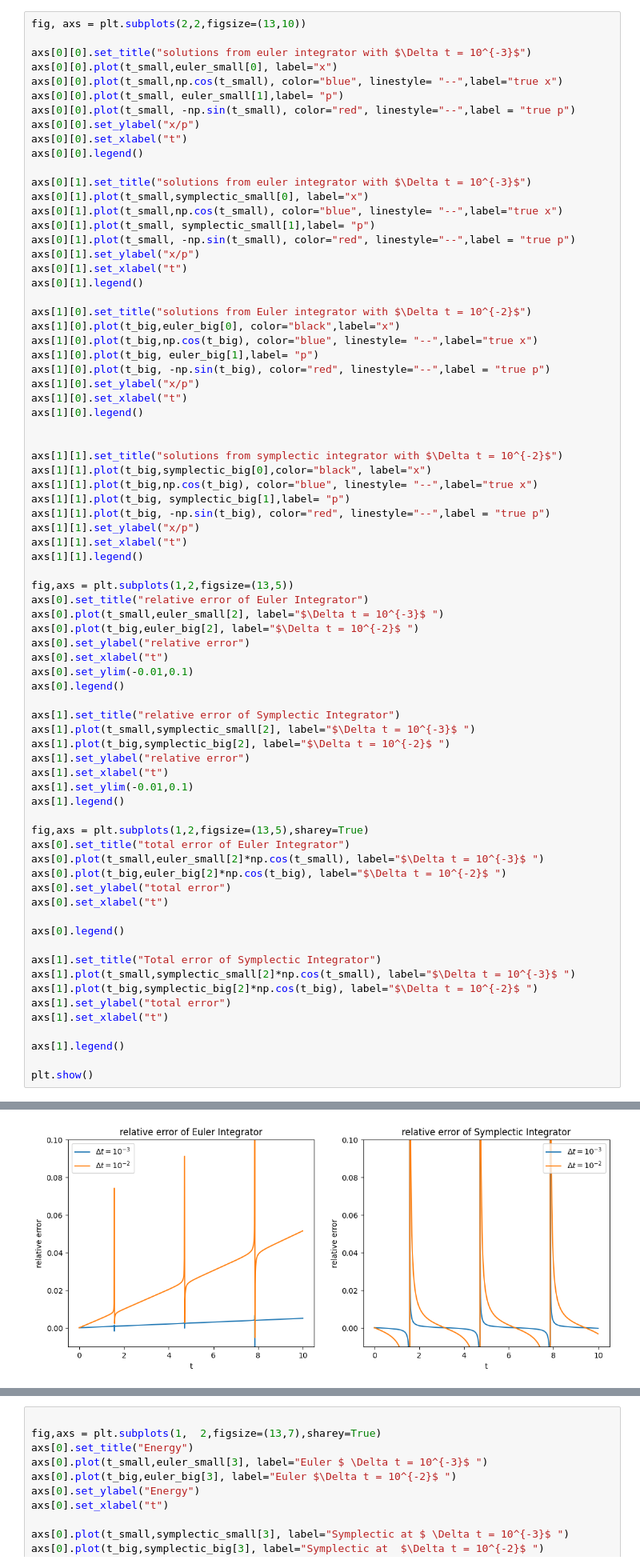
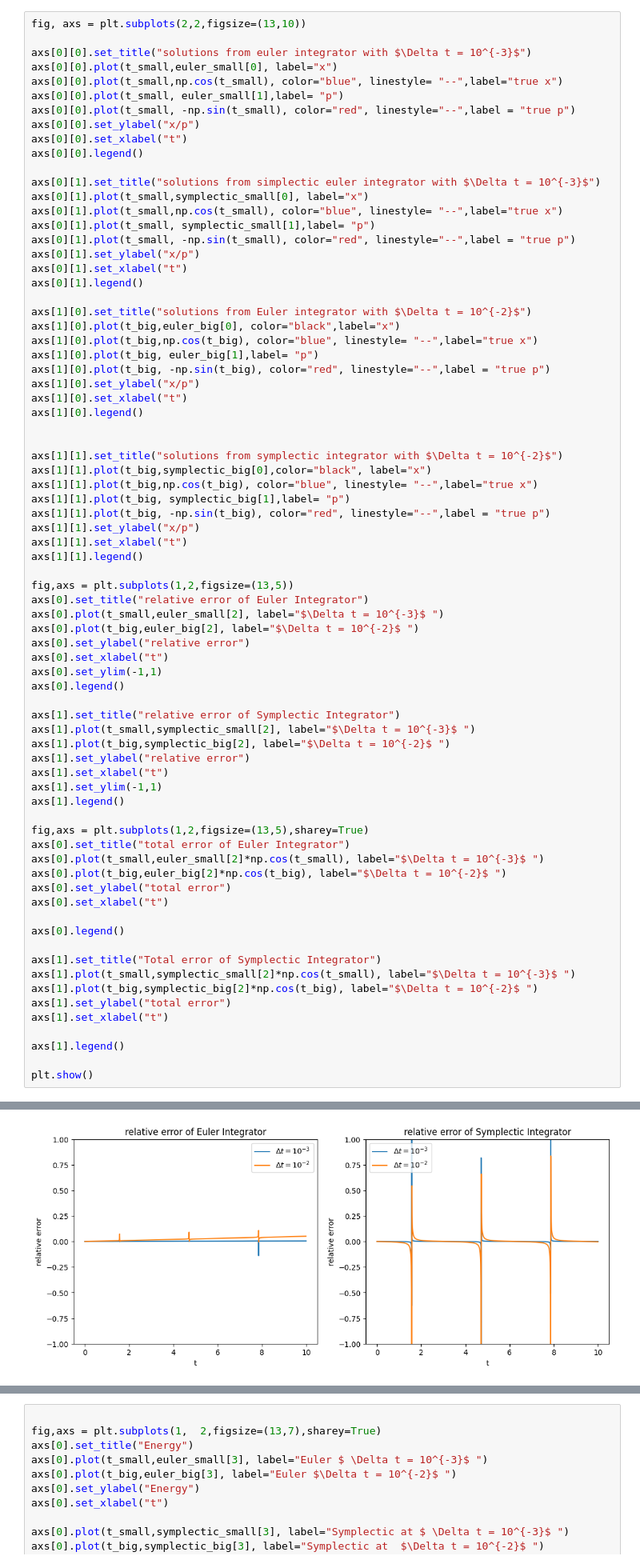
Before and after one commit to selina355/simulation-methods, a Jupyter notebook: Exercise9_Integrators/Exercise9_Analysis.ipynb, the cells around one changed output, grey strips where cells are left out. Shown at 80% size. Cells and saved outputs as stored; diff of their text form.

```diff
--- a/Exercise9_Integrators/Exercise9_Analysis.ipynb
+++ b/Exercise9_Integrators/Exercise9_Analysis.ipynb
@@ -108,7 +109,7 @@ axs[0][0].set_ylabel("x/p")
 axs[0][0].set_xlabel("t")
 axs[0][0].legend()
 
-axs[0][1].set_title("solutions from euler integrator with $\Delta t = 10^{-3}$")
+axs[0][1].set_title("solutions from simplectic euler integrator with $\Delta t = 10^{-3}$")
 axs[0][1].plot(t_small,symplectic_small[0], label="x")
 axs[0][1].plot(t_small,np.cos(t_small), color="blue", linestyle= "--",label="true x")
 axs[0][1].plot(t_small, symplectic_small[1],label= "p")
@@ -142,7 +143,7 @@ axs[0].plot(t_small,euler_small[2], label="$\Delta t = 10^{-3}$ ")
 axs[0].plot(t_big,euler_big[2], label="$\Delta t = 10^{-2}$ ")
 axs[0].set_ylabel("relative error")
 axs[0].set_xlabel("t")
-axs[0].set_ylim(-0.01,0.1)
+axs[0].set_ylim(-1,1)
 axs[0].legend()
 
 axs[1].set_title("relative error of Symplectic Integrator")
@@ -150,7 +151,7 @@ axs[1].plot(t_small,symplectic_small[2], label="$\Delta t = 10^{-3}$ ")
 axs[1].plot(t_big,symplectic_big[2], label="$\Delta t = 10^{-2}$ ")
 axs[1].set_ylabel("relative error")
 axs[1].set_xlabel("t")
-axs[1].set_ylim(-0.01,0.1)
+axs[1].set_ylim(-1,1)
 axs[1].legend()
 
 fig,axs = plt.subplots(1,2,figsize=(13,5),sharey=True)
@@ -176,2 +177,2 @@ plt.show()
-[figure, old version]
+[figure, new version]
 [figure]
```
Also changed, not shown: parts of 9 cells of this notebook, 14 other files.
